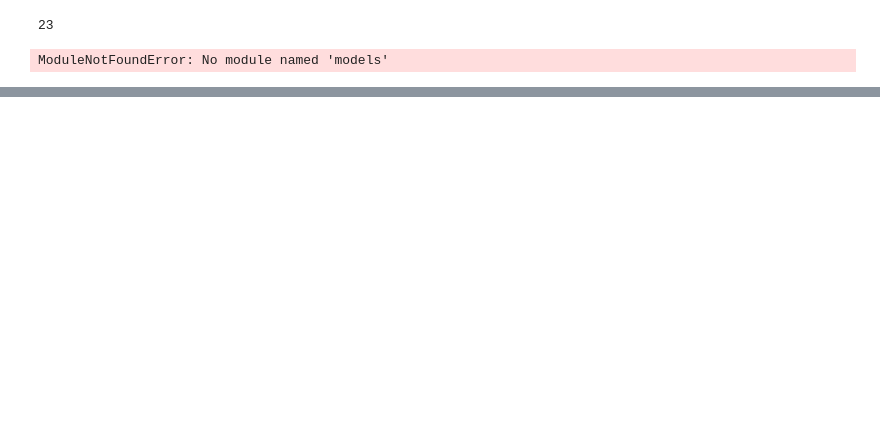
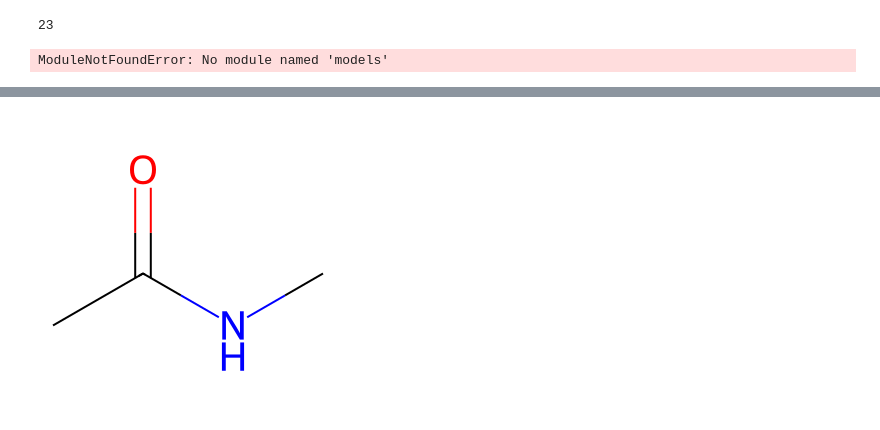
Before and after one commit to Radoralev/gfn-energy, a Jupyter notebook: energy_sampling/notebooks/playground.ipynb, the cells around one changed output, grey strips where cells are left out. Cells and saved outputs as stored; diff of their text form; code cells hidden in the pictures; blank space fills up the shorter version.

```diff
--- a/energy_sampling/notebooks/playground.ipynb
+++ b/energy_sampling/notebooks/playground.ipynb
@@ -91,0 +127,6 @@ ModuleNotFoundError: No module named 'models'
+# %%
+mol = Chem.MolFromSmiles(smiles_[2])
+img = Draw.MolToImage(mol)
+img
+# %% [output]
+[figure, added]
```
Also changed, not shown: parts of 17 cells of this notebook, 5 other files.
